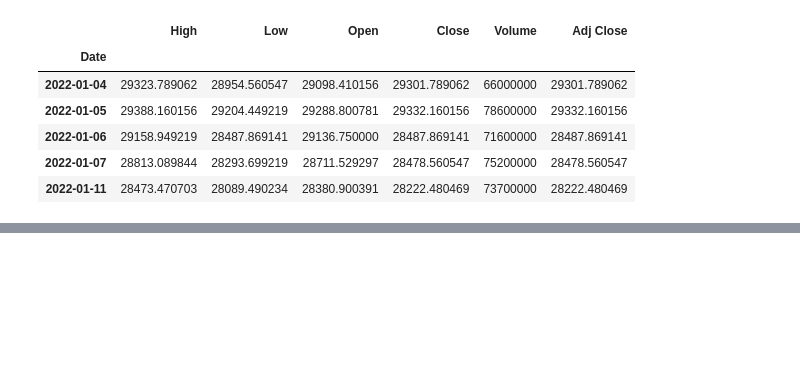
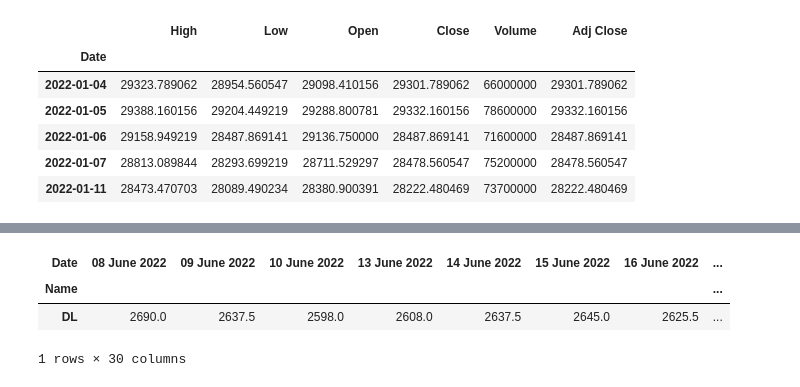
Before and after one commit to kentarokk/stock_visualization2, a Jupyter notebook: test.ipynb, the cells around one changed output, grey strips where cells are left out. Drawn from its saved outputs; the diff is of its cells as text; code cells hidden in the pictures; blank space fills up the shorter version.

```diff
--- a/test.ipynb
+++ b/test.ipynb
@@ -46,0 +66,7 @@ data.head()
+# %%
+df.head()
+# %% [output]
+| Date | 08 June 2022 | 09 June 2022 | 10 June 2022 | 13 June 2022 | 14 June 2022 | 15 June 2022 | 16 June 2022 | ... |
+| Name |  |  |  |  |  |  |  | ... |
+| DL | 2690.0 | 2637.5 | 2598.0 | 2608.0 | 2637.5 | 2645.0 | 2625.5 | ... |
+1 rows × 30 columns
```
Also changed, not shown: parts of 12 cells of this notebook, 1 other file.
